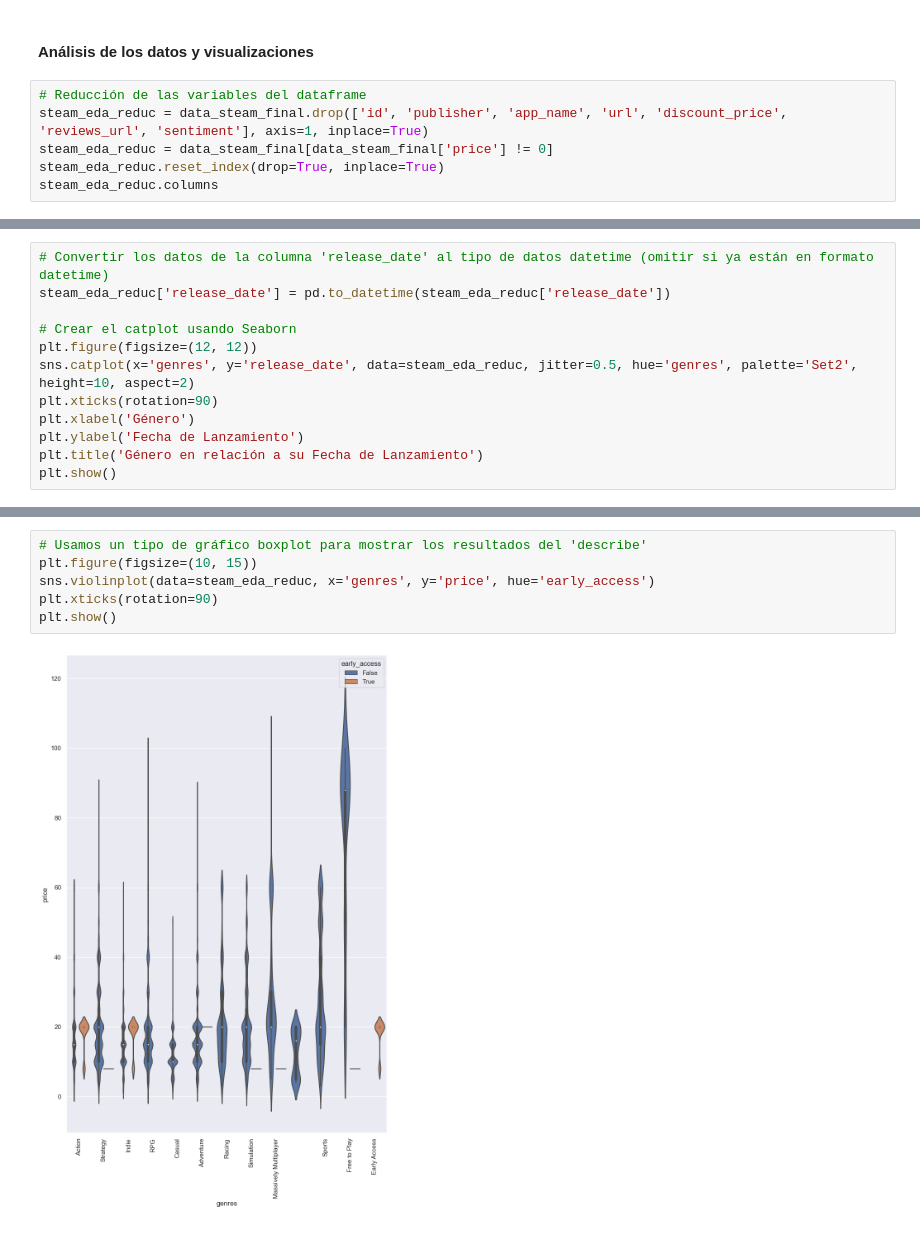
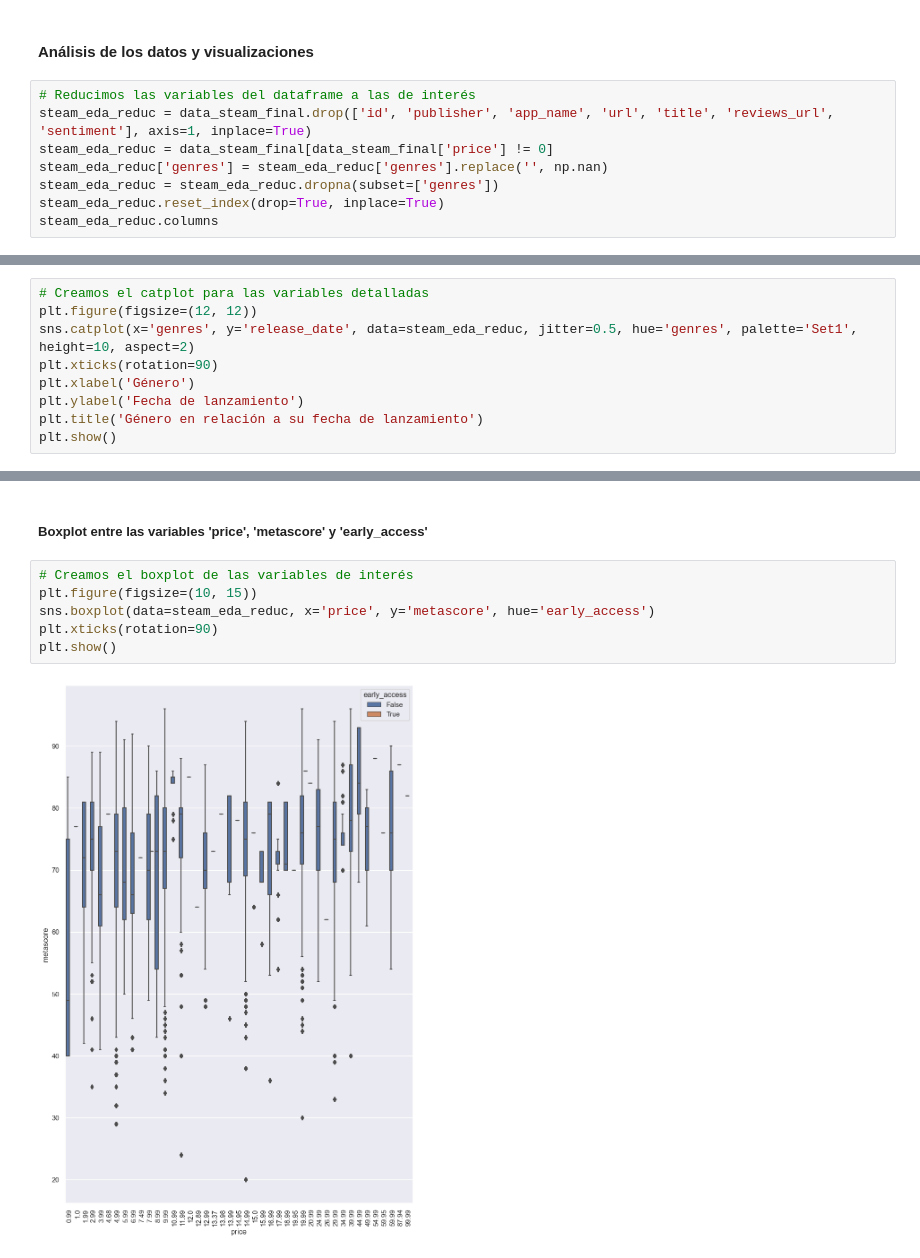
Before and after one commit to OvaR82/ProyectoHenryVenv, a Jupyter notebook: ETL-EDA.ipynb, the cells around one changed output, grey strips where cells are left out. Cells and saved outputs as stored; diff of their text form.

```diff
--- a/ETL-EDA.ipynb
+++ b/ETL-EDA.ipynb
@@ -342,9 +342,11 @@ principalComp_Df
 # %% [markdown]
 #### Análisis de los datos y visualizaciones
 # %%
-# Reducción de las variables del dataframe
-steam_eda_reduc = data_steam_final.drop(['id', 'publisher', 'app_name', 'url', 'discount_price', 'reviews_url', 'sentiment'], axis=1, inplace=True)
+# Reducimos las variables del dataframe a las de interés
+steam_eda_reduc = data_steam_final.drop(['id', 'publisher', 'app_name', 'url', 'title', 'reviews_url', 'sentiment'], axis=1, inplace=True)
 steam_eda_reduc = data_steam_final[data_steam_final['price'] != 0]
+steam_eda_reduc['genres'] = steam_eda_reduc['genres'].replace('', np.nan)
+steam_eda_reduc = steam_eda_reduc.dropna(subset=['genres'])
 steam_eda_reduc.reset_index(drop=True, inplace=True)
 steam_eda_reduc.columns
 # %% [output]
@@ -393,14 +434,11 @@ plt.show()
 # %%
-# Convertir los datos de la columna 'release_date' al tipo de datos datetime (omitir si ya están en formato datetime)
-steam_eda_reduc['release_date'] = pd.to_datetime(steam_eda_reduc['release_date'])
-
-# Crear el catplot usando Seaborn
+# Creamos el catplot para las variables detalladas
 plt.figure(figsize=(12, 12))
-sns.catplot(x='genres', y='release_date', data=steam_eda_reduc, jitter=0.5, hue='genres', palette='Set2', height=10, aspect=2)
+sns.catplot(x='genres', y='release_date', data=steam_eda_reduc, jitter=0.5, hue='genres', palette='Set1', height=10, aspect=2)
 plt.xticks(rotation=90)
 plt.xlabel('Género')
-plt.ylabel('Fecha de Lanzamiento')
-plt.title('Género en relación a su Fecha de Lanzamiento')
+plt.ylabel('Fecha de lanzamiento')
+plt.title('Género en relación a su fecha de lanzamiento')
 plt.show()
 # %% [output]
 <Figure size 1200x1200 with 0 Axes>
@@ -492,8 +521,10 @@ plt.show()
+# %% [markdown]
+##### Boxplot entre las variables 'price', 'metascore' y 'early_access'
 # %%
-# Usamos un tipo de gráfico boxplot para mostrar los resultados del 'describe'
+# Creamos el boxplot de las variables de interés
 plt.figure(figsize=(10, 15))
-sns.violinplot(data=steam_eda_reduc, x='genres', y='price', hue='early_access')
+sns.boxplot(data=steam_eda_reduc, x='price', y='metascore', hue='early_access')
 plt.xticks(rotation=90)
 plt.show()
 # %% [output]
-[figure, old version]
+[figure, new version]
```
Also changed, not shown: parts of 26 cells of this notebook.
